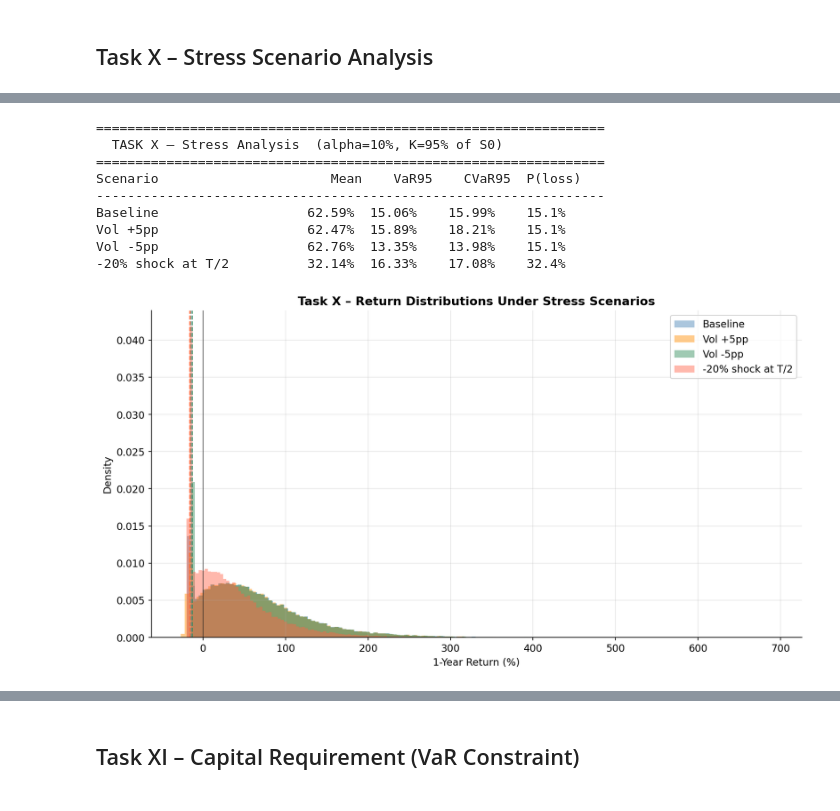
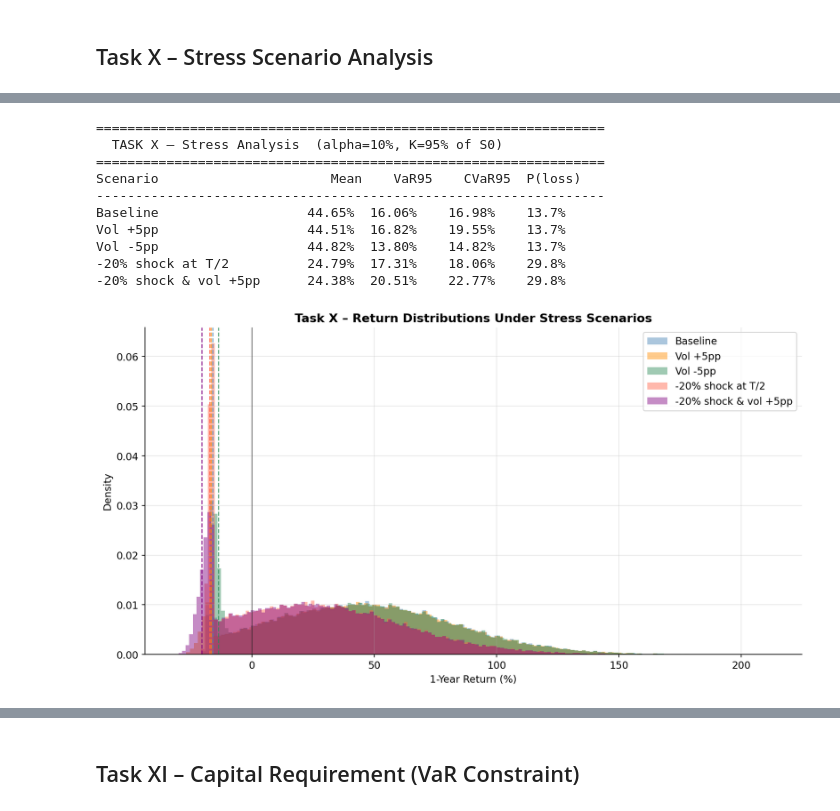
Before and after one commit to daan1shh/Continuous-Time-Derivative-Pricing, a Jupyter notebook: B401_Assignment_2026.ipynb, the cells around one changed output, grey strips where cells are left out. Saved outputs shown, nothing was run; the diff lists cells and outputs as text; code cells hidden in the pictures.

```diff
--- a/B401_Assignment_2026.ipynb
+++ b/B401_Assignment_2026.ipynb
@@ -22,15 +24,9 @@ from scipy.optimize import brentq
 import yfinance as yf
 import matplotlib.pyplot as plt
 
-plt.rcParams.update({
-    'figure.dpi': 150,
-    'axes.spines.top': False,
-    'axes.spines.right': False,
-    'axes.grid': True,
-    'grid.alpha': 0.3,
-    'font.size': 11
-})
+plt.rcParams.update({'figure.dpi': 150,'axes.spines.top': False, 'axes.spines.right': False,'axes.grid': True,'grid.alpha': 0.3,'font.size': 11})
 
+TICKER = 'RHM.DE'  # Rheinmetall AG on XETRA
 print('All packages loaded successfully.')
 # %% [output]
 All packages loaded successfully.
@@ -1008,7 +1227,7 @@ N_STEPS  = 252
 N_PATHS  = 50_000
 S0_mc    = float(prices.iloc[-1])
 mu_hist  = float(log_returns.mean() * 252)
-sigma_mc = float(log_returns.std() * np.sqrt(252))
+sigma_mc = SIGMA_HIST                         # full-sample historical std dev (matches 1y VaR horizon)
 
 print('Monte Carlo Setup:')
 print(f'  S0       = EUR {S0_mc:.2f}')
@@ -1022,7 +1241,7 @@ dt_mc = T_star / N_STEPS
 np.random.seed(2026)
 
 Z          = np.random.standard_normal((N_PATHS, N_STEPS))
-increments = (mu_hist - 0.5 * sigma_mc**2) * dt_mc + sigma_mc * np.sqrt(dt_mc) * Z
+increments = mu_hist * dt_mc + sigma_mc * np.sqrt(dt_mc) * Z
 log_paths  = np.cumsum(increments, axis=1)
 S_paths    = S0_mc * np.exp(np.hstack([np.zeros((N_PATHS, 1)), log_paths]))
 S_terminal = S_paths[:, -1]
@@ -1121,9 +1342,12 @@ def insured_return(S_term, S0, alpha, K_put, r, q, sigma_price, T, W=10_000):
     n_puts   = (alpha * W) / put_price
     n_shares = ((1 - alpha) * W) / S0
     wealth   = n_puts * np.maximum(K_put - S_term, 0) + n_shares * S_term
-    return wealth / W - 1
+    return np.log(wealth / W)
 
 
+# Grid: 5–20% allocation (typical retail insurance budget) × 90–105% strikes
+# (OTM to slightly ITM); range consistent with portfolio insurance literature
+# (Rubinstein & Leland, J. Finance 1981; Leland, J. Finance 1985)
 alpha_vals  = [0.05, 0.10, 0.15, 0.20]
 strike_pcts = [0.90, 0.95, 1.00, 1.05]
 
@@ -1217,15 +1461,20 @@ K_s     = S0_mc * k_pct_s
 ret_base   = insured_return(S_terminal, S0_mc, alpha_s, K_s,
                              RISK_FREE, DIV_YIELD, sigma_mc, T_star)
 
-# Stress 1: pricing vol +5pp
+# Stress 1: pricing vol +5pp — model-risk sensitivity for options;
+# ±5pp is the standard vega stress magnitude under FRTB/Basel IV
+# (BCBS, Minimum capital requirements for market risk, Jan 2019, §21.83)
 ret_vol_up = insured_return(S_terminal, S0_mc, alpha_s, K_s,
                              RISK_FREE, DIV_YIELD, sigma_mc + 0.05, T_star)
 
-# Stress 2: pricing vol -5pp
+# Stress 2: pricing vol -5pp (same FRTB magnitude, downward direction)
 ret_vol_dn = insured_return(S_terminal, S0_mc, alpha_s, K_s,
                              RISK_FREE, DIV_YIELD, sigma_mc - 0.05, T_star)
 
-# Stress 3: -20% price shock at T/2
+# Stress 3: −20% price shock at T/2 — adverse scenario consistent with
+# PRIIPs KID stress scenario methodology (EU Regulation 1286/2014;
+# ESMA/2017/1253); −20% is a representative single-stock adverse return
+# at 6-month horizon for high-vol equities (~48% annualised vol)
 S_paths_shock = S_paths.copy()
 mid           = N_STEPS // 2
 S_paths_shock[:, mid:] *= 0.80
@@ -1233,11 +1482,18 @@ S_term_shock  = S_paths_shock[:, -1]
 ret_shock     = insured_return(S_term_shock, S0_mc, alpha_s, K_s,
                                 RISK_FREE, DIV_YIELD, sigma_mc, T_star)
 
+# Stress 4 (combined "and" case): -20% price shock at T/2 AND pricing vol +5pp
+# together — a crash coinciding with a volatility spike, the jointly adverse
+# scenario the "and/or" wording asks us to consider.
+ret_combined  = insured_return(S_term_shock, S0_mc, alpha_s, K_s,
+                                RISK_FREE, DIV_YIELD, sigma_mc + 0.05, T_star)
+
 scenarios = {
-    'Baseline':          ret_base,
-    'Vol +5pp':          ret_vol_up,
-    'Vol -5pp':          ret_vol_dn,
-    '-20% shock at T/2': ret_shock,
+    'Baseline':              ret_base,
+    'Vol +5pp':              ret_vol_up,
+    'Vol -5pp':              ret_vol_dn,
+    '-20% shock at T/2':     ret_shock,
+    '-20% shock & vol +5pp': ret_combined,
 }
 
 print('=' * 65)
@@ -1245,37 +1501,38 @@ print(f'  TASK X – Stress Analysis  (alpha={alpha_s:.0%}, K={k_pct_s:.0%} of S
 print('=' * 65)
 print(f'{"Scenario":<25} {"Mean":>8} {"VaR95":>8} {"CVaR95":>9} {"P(loss)":>8}')
 print('-' * 65)
 for name, ret in scenarios.items():
     m    = np.mean(ret)
     v95  = np.percentile(ret, 5)
     cv95 = np.mean(ret[ret <= v95])
     pl   = np.mean(ret < 0) * 100
     print(f'{name:<25} {m:>7.2%} {-v95:>7.2%}  {-cv95:>8.2%} {pl:>7.1f}%')
 
 # ── Stress distribution chart with VaR vertical lines ────────────────────────
 fig, ax = plt.subplots(figsize=(11, 6))
-colors_sc = ['steelblue', 'darkorange', 'seagreen', 'tomato']
+colors_sc = ['steelblue', 'darkorange', 'seagreen', 'tomato', 'purple']
 for (name, ret), color in zip(scenarios.items(), colors_sc):
     ax.hist(ret * 100, bins=150, density=True, alpha=0.45, color=color, label=name)
     v = np.percentile(ret, 5)
     ax.axvline(v * 100, color=color, lw=1.2, linestyle='--', alpha=0.8)
 ax.axvline(0, color='black', lw=1, alpha=0.5)
 ax.set_xlabel('1-Year Return (%)')
 ax.set_ylabel('Density')
 ax.set_title('Task X – Return Distributions Under Stress Scenarios', fontweight='bold')
 ax.legend()
 plt.tight_layout()
 plt.savefig('graphs/stress_scenarios.png', bbox_inches='tight')
 plt.show()
 # %% [output]
 =================================================================
   TASK X – Stress Analysis  (alpha=10%, K=95% of S0)
 =================================================================
 Scenario                      Mean    VaR95    CVaR95  P(loss)
 -----------------------------------------------------------------
-Baseline                   62.59%  15.06%    15.99%    15.1%
-Vol +5pp                   62.47%  15.89%    18.21%    15.1%
-Vol -5pp                   62.76%  13.35%    13.98%    15.1%
--20% shock at T/2          32.14%  16.33%    17.08%    32.4%
+Baseline                   44.65%  16.06%    16.98%    13.7%
+Vol +5pp                   44.51%  16.82%    19.55%    13.7%
+Vol -5pp                   44.82%  13.80%    14.82%    13.7%
+-20% shock at T/2          24.79%  17.31%    18.06%    29.8%
+-20% shock & vol +5pp      24.38%  20.51%    22.77%    29.8%
-[figure, old version]
+[figure, new version]
 # %% [markdown]
```
Also changed, not shown: parts of 71 cells of this notebook, 15 other files.
